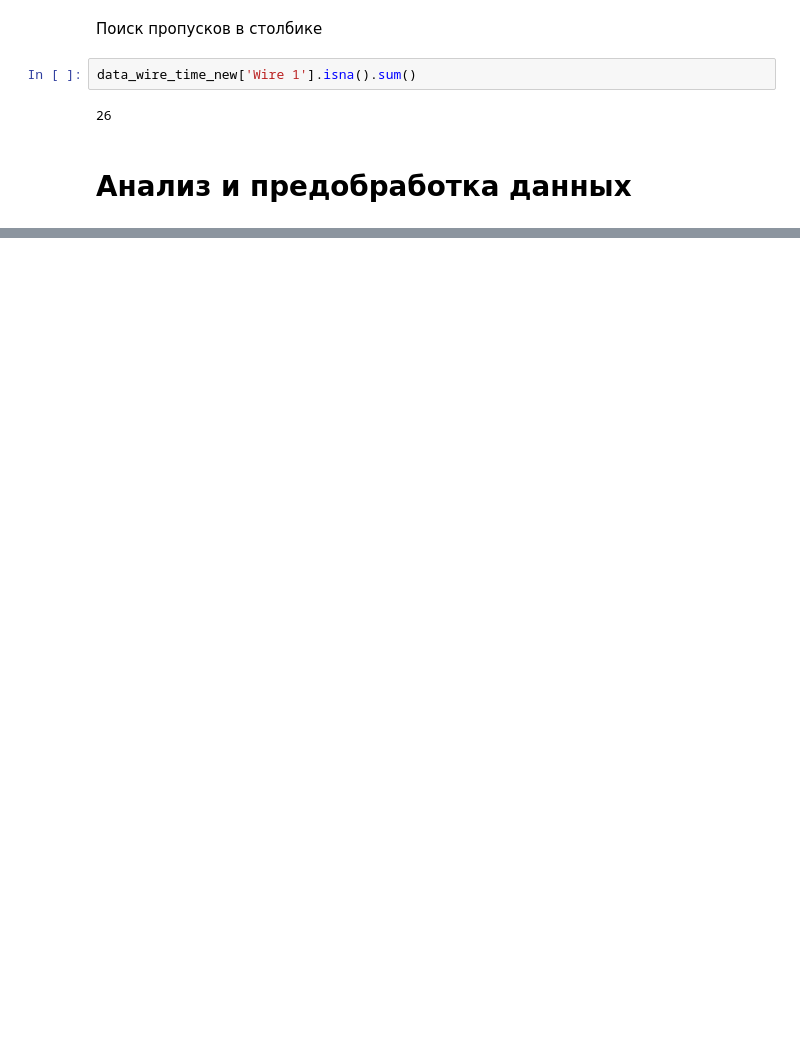
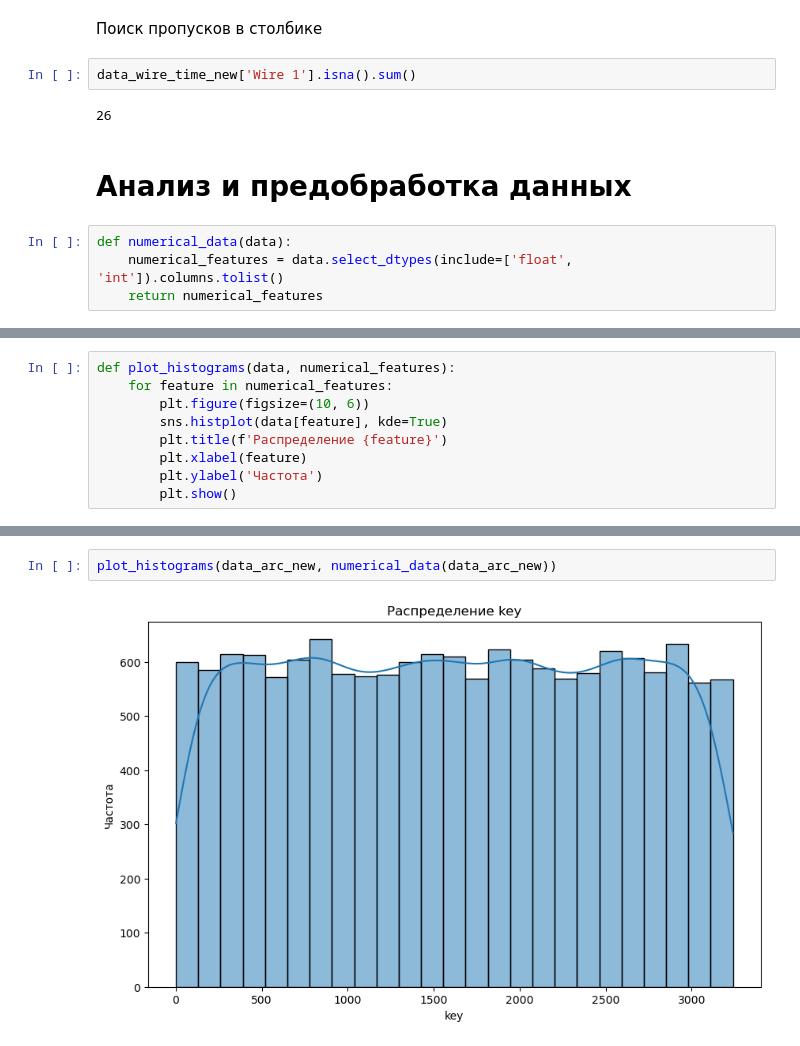
Before and after one commit to butuzovzeleboba/Industry, a Jupyter notebook: Industry.ipynb, the cells around one changed output, grey strips where cells are left out. Saved outputs shown, nothing was run; the diff lists cells and outputs as text; blank space fills up the shorter version.

Commit message:
Data analysis and preprocessing

```diff
--- a/Industry.ipynb
+++ b/Industry.ipynb
@@ -448,3 +451,7 @@ data_wire_time_new['Wire 1'].isna().sum()
 26
 # %% [markdown]
 # Анализ и предобработка данных
+# %%
+def numerical_data(data):
+    numerical_features = data.select_dtypes(include=['float', 'int']).columns.tolist()
+    return numerical_features
@@ -450,0 +466,9 @@ data_wire_time_new['Wire 1'].isna().sum()
+# %%
+def plot_histograms(data, numerical_features):
+    for feature in numerical_features:
+        plt.figure(figsize=(10, 6))
+        sns.histplot(data[feature], kde=True)
+        plt.title(f'Распределение {feature}')
+        plt.xlabel(feature)
+        plt.ylabel('Частота')
+        plt.show()
@@ -450,0 +493,4 @@ data_wire_time_new['Wire 1'].isna().sum()
+# %%
+plot_histograms(data_arc_new, numerical_data(data_arc_new))
+# %% [output]
+[figure, added]
```
Also changed, not shown: parts of 8 cells of this notebook.
